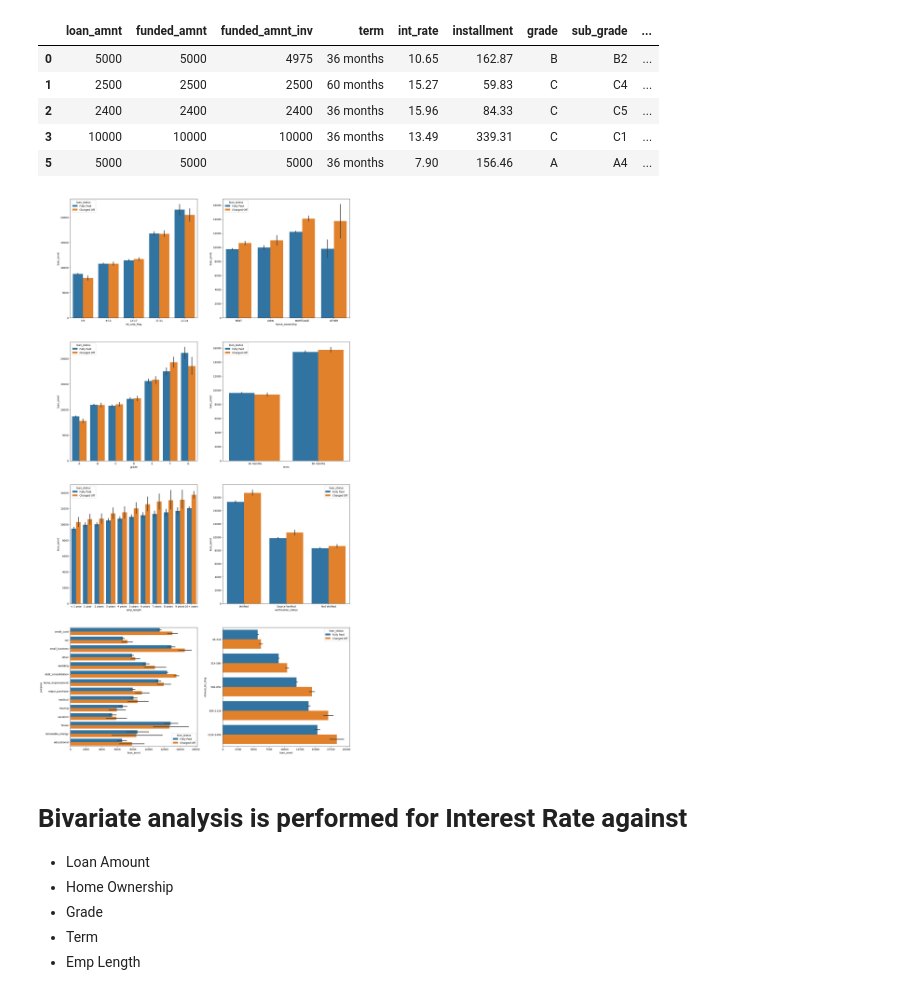
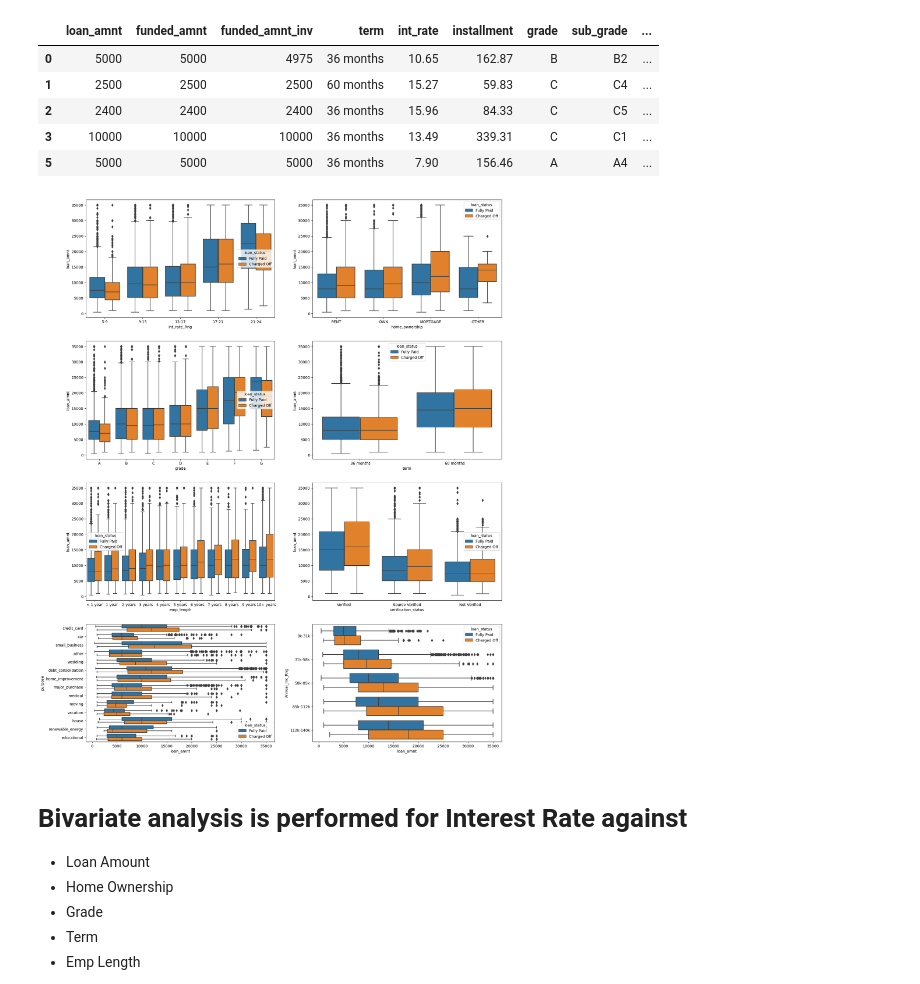
Before and after one commit to Issac-Paul-1/LendingClubCaseStudy, a Jupyter notebook: Issac_Paul.ipynb, the cells around one changed output. Cells and saved outputs as stored; diff of their text form; code cells hidden in the pictures.

```diff
--- a/Issac_Paul.ipynb
+++ b/Issac_Paul.ipynb
@@ -559,30 +563,30 @@ df_Impact.head()
 | 5 | 5000 | 5000 | 5000 | 36 months | 7.90 | 156.46 | A | A4 | ... |
 # %%
 fig=plt.figure()
-fig.set_figheight(60)
+fig.set_figheight(40)
 fig.set_figwidth(20)
 fig.subplots_adjust(hspace=0.2,wspace=0.2)
 ax=fig.add_subplot(6,2,1)
-sns.barplot(data =df_Impact,x='Int_rate_Rng', y='loan_amnt', hue ='loan_status')
+sns.boxplot(data =df_Impact,x='Int_rate_Rng', y='loan_amnt', hue ='loan_status')
 ax=fig.add_subplot(6,2,2)
-sns.barplot(data =df_Impact,x='home_ownership', y='loan_amnt', hue ='loan_status')
+sns.boxplot(data =df_Impact,x='home_ownership', y='loan_amnt', hue ='loan_status')
 ax=fig.add_subplot(6,2,3)
-sns.barplot(data =df_Impact,x='grade',order=['A','B','C','D','E','F','G'], y='loan_amnt', hue ='loan_status')
+sns.boxplot(data =df_Impact,x='grade',order=['A','B','C','D','E','F','G'], y='loan_amnt', hue ='loan_status')
 ax=fig.add_subplot(6,2,4)
-sns.barplot(data =df_Impact,x='term', y='loan_amnt', hue ='loan_status')
+sns.boxplot(data =df_Impact,x='term', y='loan_amnt', hue ='loan_status')
 ax=fig.add_subplot(6,2,5)
-sns.barplot(data =df_Impact,x='emp_length',order=['< 1 year','1 year','2 years','3 years','4 years','5 years','6 years','7 years','8 years','9 years','10+ years']
+sns.boxplot(data =df_Impact,x='emp_length',order=['< 1 year','1 year','2 years','3 years','4 years','5 years','6 years','7 years','8 years','9 years','10+ years']
 , y='loan_amnt', hue ='loan_status')
 ax=fig.add_subplot(6,2,6)
-sns.barplot(data =df_Impact,x='verification_status', y='loan_amnt', hue ='loan_status')
+sns.boxplot(data =df_Impact,x='verification_status', y='loan_amnt', hue ='loan_status')
 
 ax=fig.add_subplot(6,2,7)
-sns.barplot(data =df_Impact,y='purpose', x='loan_amnt', hue ='loan_status')
+sns.boxplot(data =df_Impact,y='purpose', x='loan_amnt', hue ='loan_status')
 ax=fig.add_subplot(6,2,8)
-sns.barplot(data =df_Impact,y='Annual_Inc_Rng', x='loan_amnt', hue ='loan_status')
+sns.boxplot(data =df_Impact,y='Annual_Inc_Rng', x='loan_amnt', hue ='loan_status')
 plt.show()
 # %% [output]
-[figure, old version]
+[figure, new version]
 # %% [markdown]
 # Bivariate analysis is performed for Interest Rate against
 - Loan Amount
```
Also changed, not shown: parts of 5 cells of this notebook, 1 other file.
